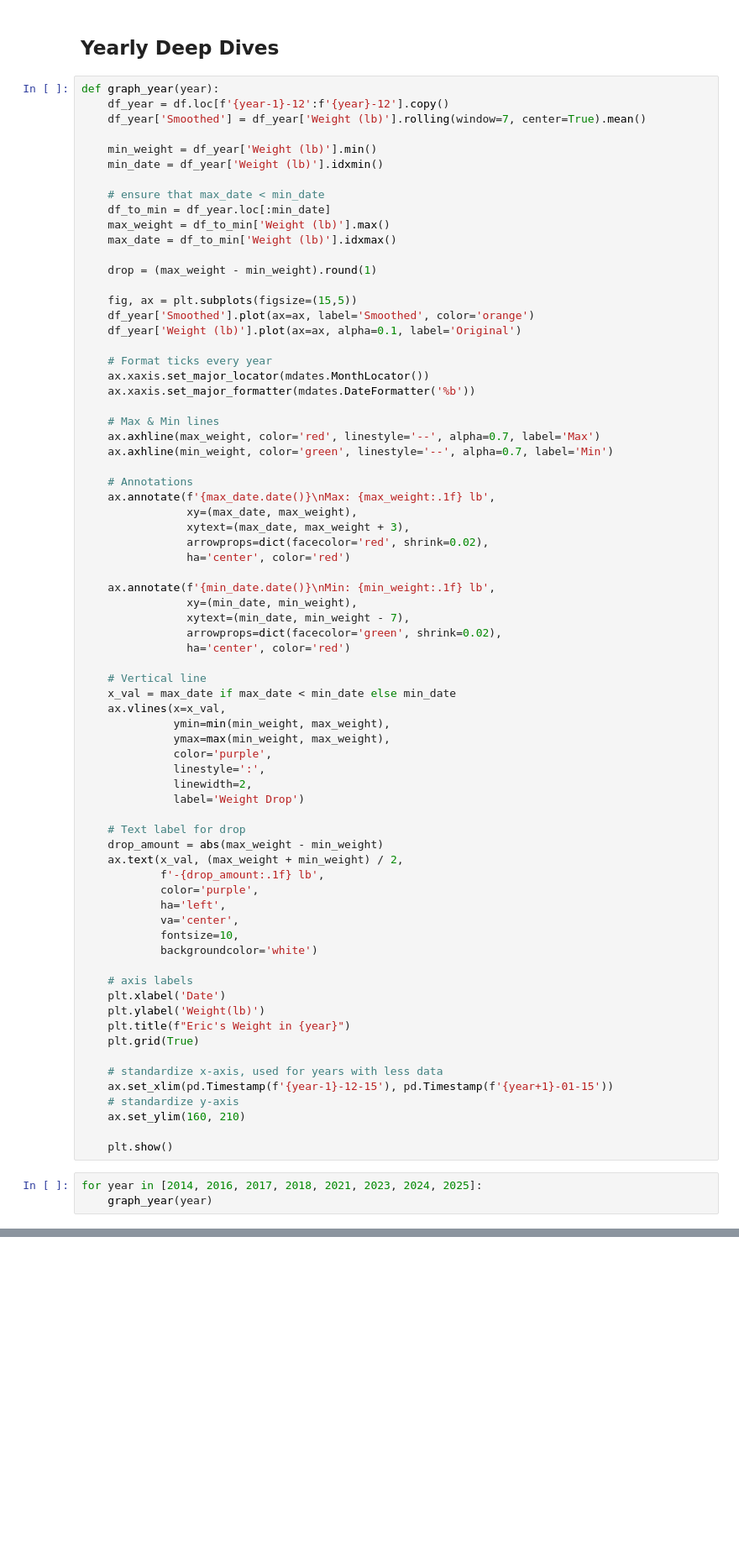
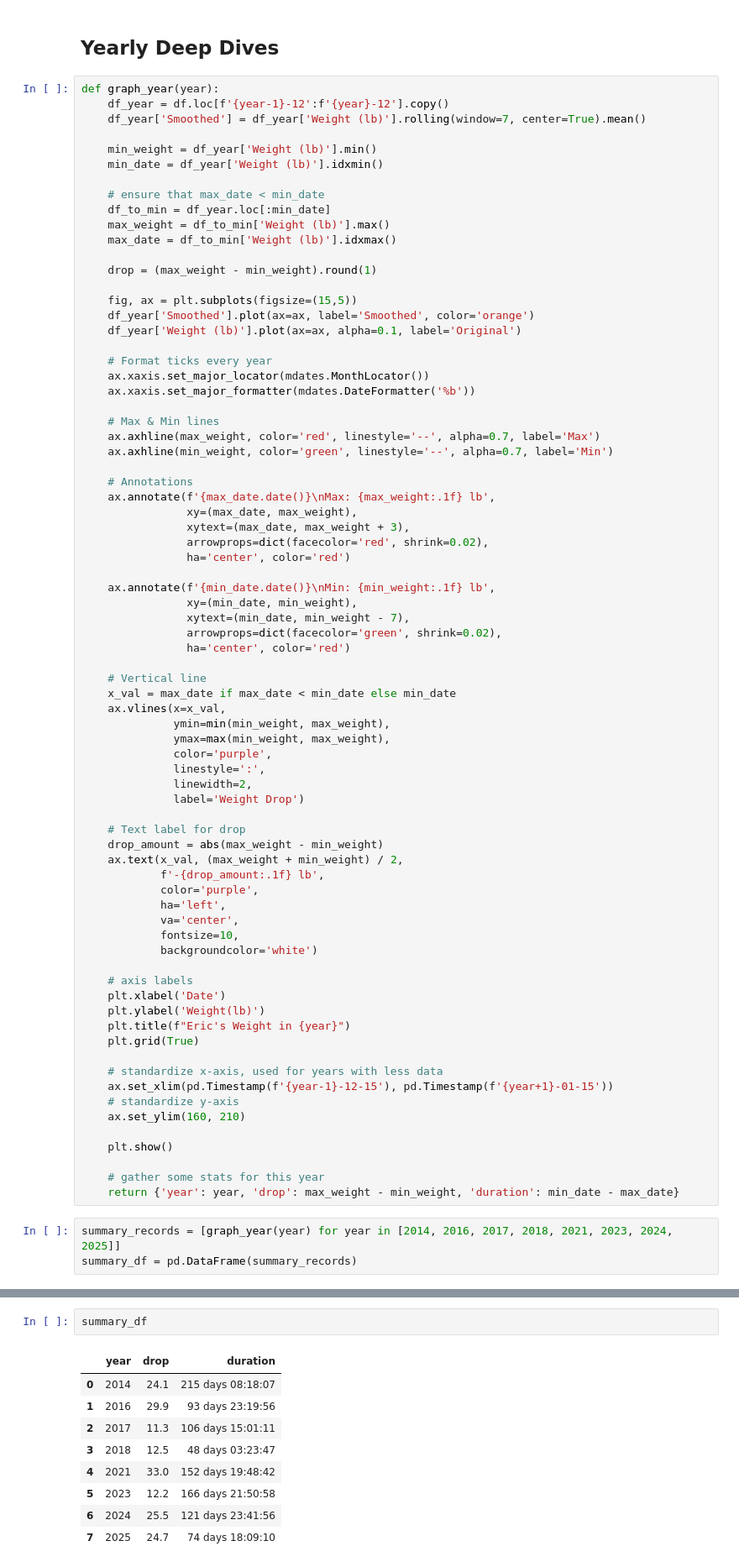
Before and after one commit to ericmelz/weight, a Jupyter notebook: notebooks/eda1.ipynb, the cells around one changed output, grey strips where cells are left out. Shown at 84% size. Drawn from its saved outputs; the diff is of its cells as text; blank space fills up the shorter version.

Commit message:
added summary stats for weight loss and duration

```diff
--- a/notebooks/eda1.ipynb
+++ b/notebooks/eda1.ipynb
@@ -165,9 +165,12 @@ def graph_year(year):
     ax.set_ylim(160, 210)
 
     plt.show()
+
+    # gather some stats for this year
+    return {'year': year, 'drop': max_weight - min_weight, 'duration': min_date - max_date}
 # %%
-for year in [2014, 2016, 2017, 2018, 2021, 2023, 2024, 2025]:
-    graph_year(year)
+summary_records = [graph_year(year) for year in [2014, 2016, 2017, 2018, 2021, 2023, 2024, 2025]]
+summary_df = pd.DataFrame(summary_records)
 # %% [output]
 [figure]
 [figure]
@@ -177,3 +180,15 @@ for year in [2014, 2016, 2017, 2018, 2021, 2023, 2024, 2025]:
 [figure]
 [figure]
 [figure]
+# %%
+summary_df
+# %% [output]
+|  | year | drop | duration |
+| 0 | 2014 | 24.1 | 215 days 08:18:07 |
+| 1 | 2016 | 29.9 | 93 days 23:19:56 |
+| 2 | 2017 | 11.3 | 106 days 15:01:11 |
+| 3 | 2018 | 12.5 | 48 days 03:23:47 |
+| 4 | 2021 | 33.0 | 152 days 19:48:42 |
+| 5 | 2023 | 12.2 | 166 days 21:50:58 |
+| 6 | 2024 | 25.5 | 121 days 23:41:56 |
+| 7 | 2025 | 24.7 | 74 days 18:09:10 |
```
Also changed, not shown: parts of 1 cell of this notebook.
